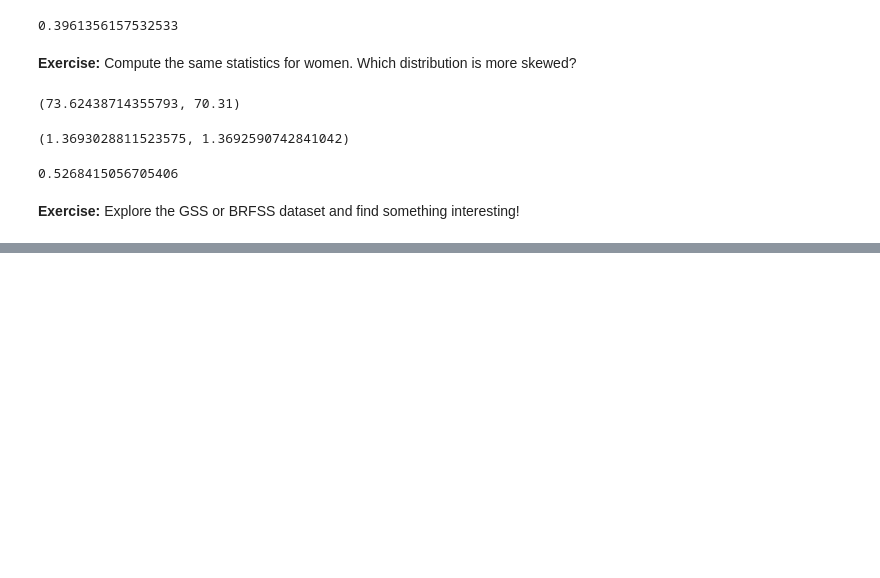
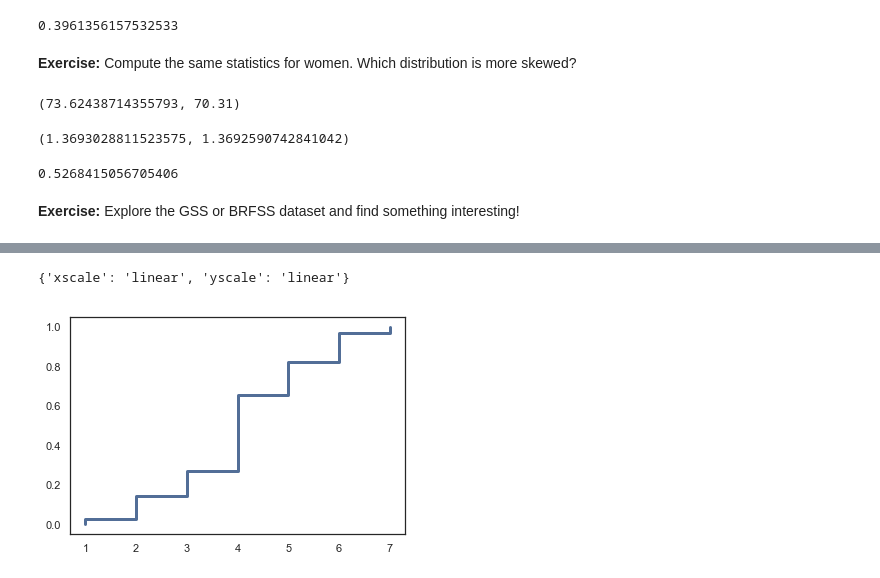
Before and after one commit to gsidsid/ThinkStats2, a Jupyter notebook: homeworks/homework02.ipynb, the cells around one changed output, grey strips where cells are left out. Drawn from its saved outputs; the diff is of its cells as text; code cells hidden in the pictures; blank space fills up the shorter version.

```diff
--- a/homeworks/homework02.ipynb
+++ b/homeworks/homework02.ipynb
@@ -586,0 +623,7 @@ thinkstats2.PearsonMedianSkewness(female_weights.dropna())
+# %%
+fearlib = filtlib[gss.fear == 0]
+cc = thinkstats2.Cdf(filtlib)
+thinkplot.Cdf(cc)
+# %% [output]
+{'xscale': 'linear', 'yscale': 'linear'}
+[figure, added]
```
Also changed, not shown: parts of 34 cells of this notebook.
